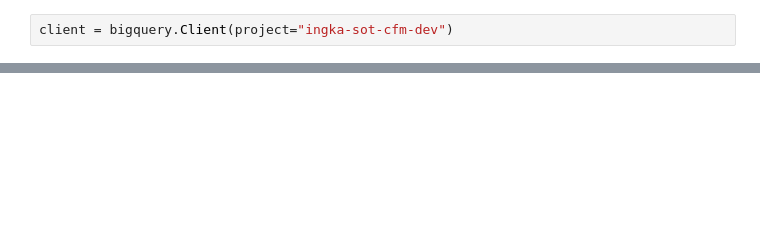
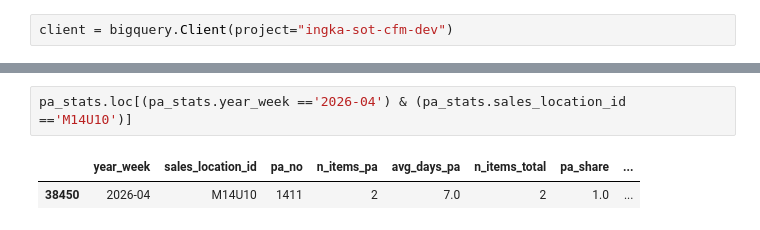
Before and after one commit to slovecchio/pmp_analysis_repo, a Jupyter notebook: Analysis_Feb_26/PA_Kompass_investigation.ipynb, the cells around one changed output, grey strips where cells are left out. Cells and saved outputs as stored; diff of their text form; blank space fills up the shorter version.

```diff
--- a/Analysis_Feb_26/PA_Kompass_investigation.ipynb
+++ b/Analysis_Feb_26/PA_Kompass_investigation.ipynb
@@ -496,0 +484,5 @@ m
+# %%
+pa_stats.loc[(pa_stats.year_week =='2026-04') & (pa_stats.sales_location_id =='M14U10')]
+# %% [output]
+|  | year_week | sales_location_id | pa_no | n_items_pa | avg_days_pa | n_items_total | pa_share | ... |
+| 38450 | 2026-04 | M14U10 | 1411 | 2 | 7.0 | 2 | 1.0 | ... |
```
Also changed, not shown: parts of 27 cells of this notebook.
